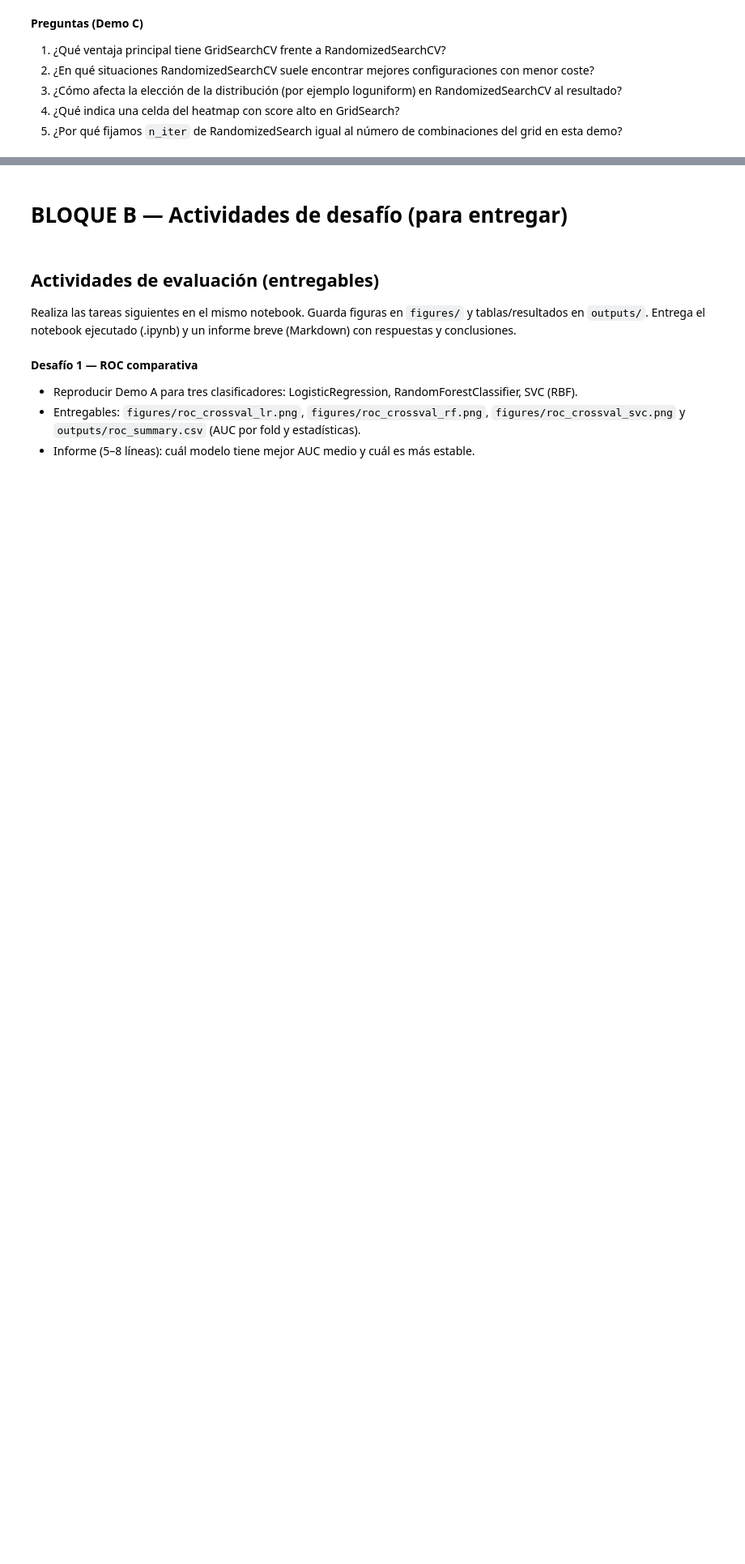
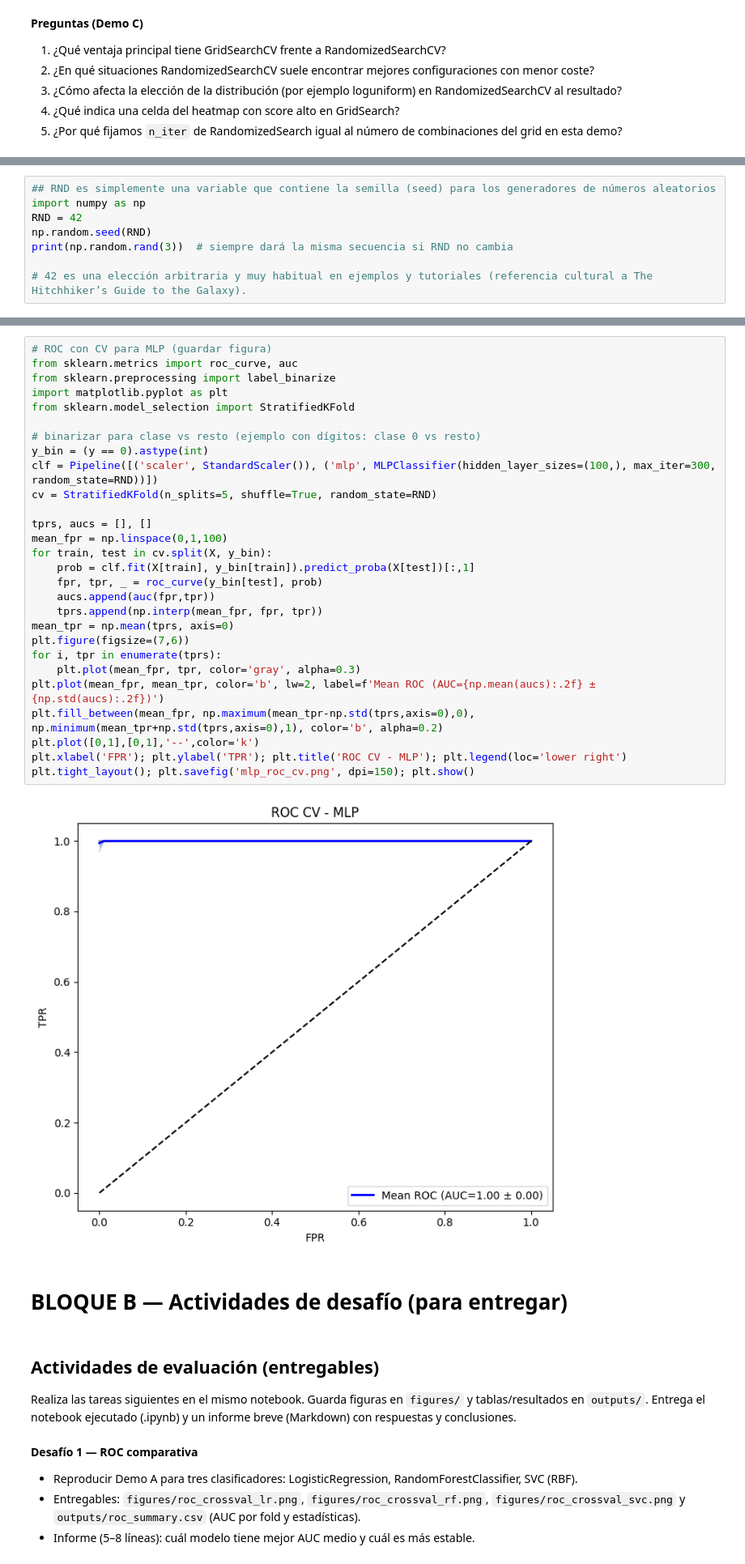
Before and after one commit to Pastor-E-Perez-Estigarribia/curso-iaa, a Jupyter notebook: colab_notebook/6-evaluacion_modelos.ipynb, the cells around one changed output, grey strips where cells are left out. Shown at 81% size. Drawn from its saved outputs; the diff is of its cells as text; blank space fills up the shorter version.

```diff
--- a/colab_notebook/6-evaluacion_modelos.ipynb
+++ b/colab_notebook/6-evaluacion_modelos.ipynb
@@ -268,0 +304,8 @@ rand_results.to_csv('outputs/rand_cv_results.csv', index=False)
+# %%
+## RND es simplemente una variable que contiene la semilla (seed) para los generadores de números aleatorios
+import numpy as np
+RND = 42
+np.random.seed(RND)
+print(np.random.rand(3))  # siempre dará la misma secuencia si RND no cambia
+
+# 42 es una elección arbitraria y muy habitual en ejemplos y tutoriales (referencia cultural a The Hitchhiker’s Guide to the Galaxy).
@@ -269,3 +372,33 @@ rand_results.to_csv('outputs/rand_cv_results.csv', index=False)
+# %%
+# ROC con CV para MLP (guardar figura)
+from sklearn.metrics import roc_curve, auc
+from sklearn.preprocessing import label_binarize
+import matplotlib.pyplot as plt
+from sklearn.model_selection import StratifiedKFold
+
+# binarizar para clase vs resto (ejemplo con dígitos: clase 0 vs resto)
+y_bin = (y == 0).astype(int)
+clf = Pipeline([('scaler', StandardScaler()), ('mlp', MLPClassifier(hidden_layer_sizes=(100,), max_iter=300, random_state=RND))])
+cv = StratifiedKFold(n_splits=5, shuffle=True, random_state=RND)
+
+tprs, aucs = [], []
+mean_fpr = np.linspace(0,1,100)
+for train, test in cv.split(X, y_bin):
+    prob = clf.fit(X[train], y_bin[train]).predict_proba(X[test])[:,1]
+    fpr, tpr, _ = roc_curve(y_bin[test], prob)
+    aucs.append(auc(fpr,tpr))
+    tprs.append(np.interp(mean_fpr, fpr, tpr))
+mean_tpr = np.mean(tprs, axis=0)
+plt.figure(figsize=(7,6))
+for i, tpr in enumerate(tprs):
+    plt.plot(mean_fpr, tpr, color='gray', alpha=0.3)
+plt.plot(mean_fpr, mean_tpr, color='b', lw=2, label=f'Mean ROC (AUC={np.mean(aucs):.2f} ± {np.std(aucs):.2f})')
+plt.fill_between(mean_fpr, np.maximum(mean_tpr-np.std(tprs,axis=0),0), np.minimum(mean_tpr+np.std(tprs,axis=0),1), color='b', alpha=0.2)
+plt.plot([0,1],[0,1],'--',color='k')
+plt.xlabel('FPR'); plt.ylabel('TPR'); plt.title('ROC CV - MLP'); plt.legend(loc='lower right')
+plt.tight_layout(); plt.savefig('mlp_roc_cv.png', dpi=150); plt.show()
+# %% [output]
+[figure, added]
 # %% [markdown]
 # **BLOQUE B — Actividades de desafío (para entregar)**
 # %% [markdown]
```
Also changed, not shown: parts of 12 cells of this notebook.
